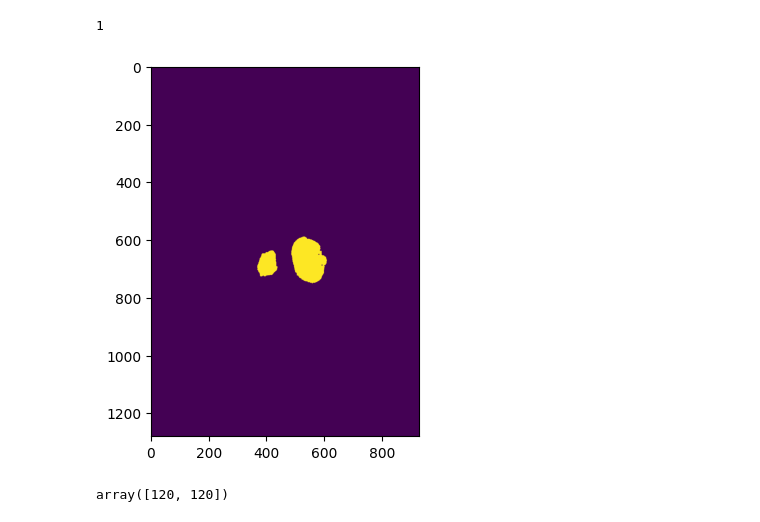
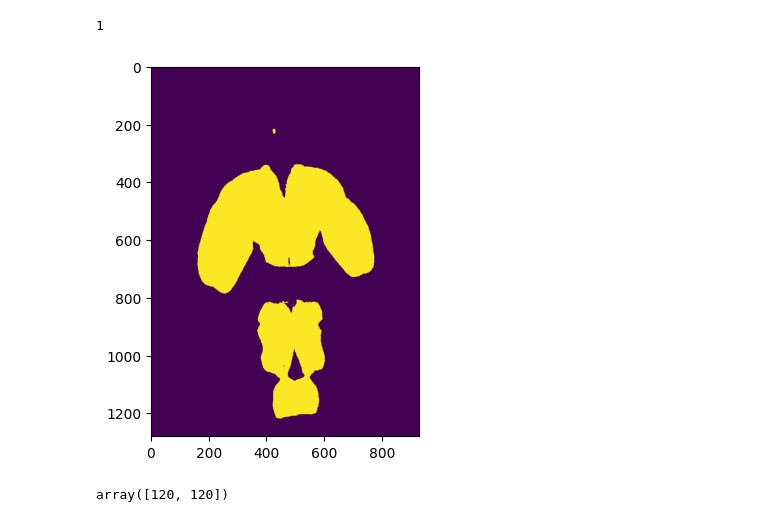
Before and after one commit to AllenNeuralDynamics/aind-brain-segmentation, a Jupyter notebook: code/whole_brain_inference.ipynb, the cells around one changed output. Drawn from its saved outputs; the diff is of its cells as text; code cells hidden in the pictures.

```diff
--- a/code/whole_brain_inference.ipynb
+++ b/code/whole_brain_inference.ipynb
@@ -334,10 +334,10 @@ lazy_seg.compute().max()
 # %%
 import matplotlib.pyplot as plt
 
-plt.imshow(lazy_seg[0, 0, 10, ...], vmin=0, vmax=1)
+plt.imshow(lazy_seg[0, 0, 400, ...], vmin=0, vmax=1)
 plt.show()
 # %% [output]
-[figure, old version]
+[figure, new version]
 # %%
 # for i, sample in enumerate(zarr_data_loader):
 #     block = sample.batch_tensor[None, ...].to(cuda_device)
```
Also changed, not shown: parts of 1 cell of this notebook, 1 other file.
